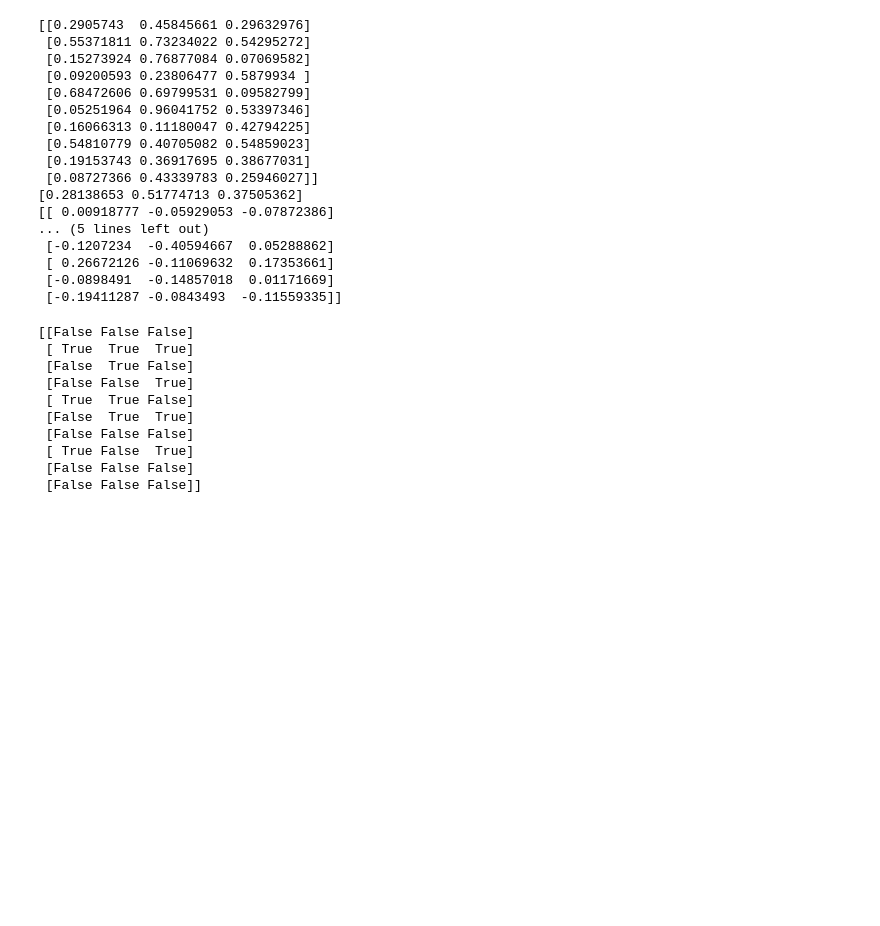
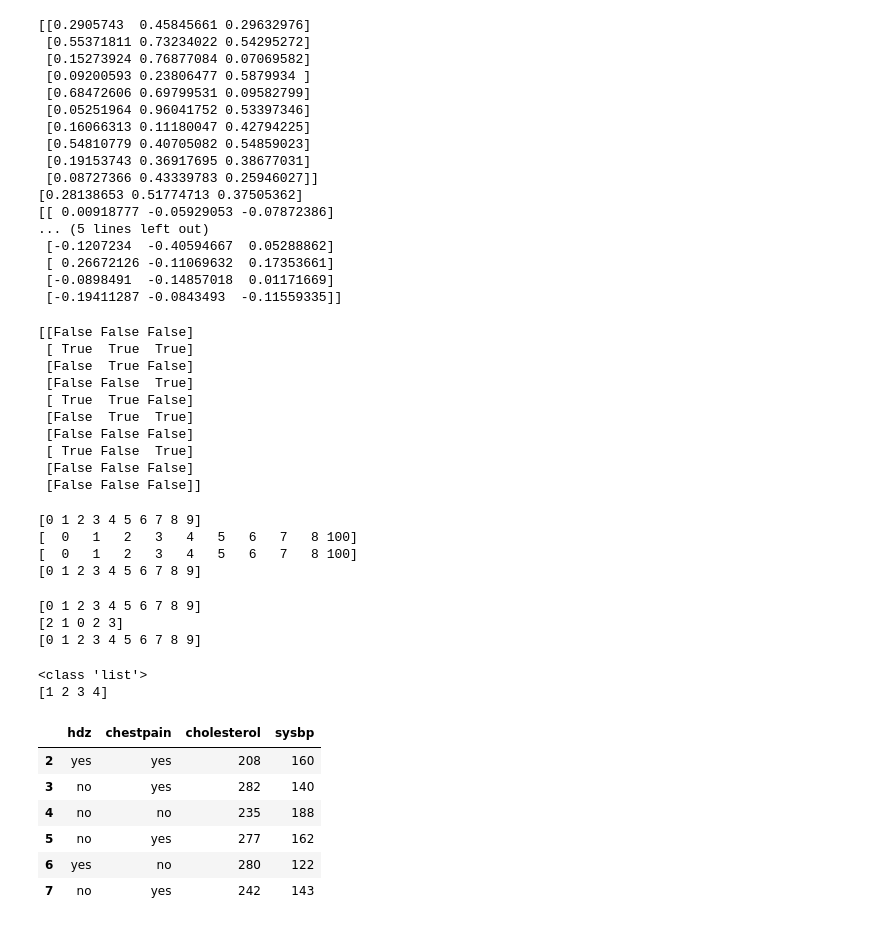
Before and after one commit to YOONINJAE/-_study, a Jupyter notebook: data_science_1.ipynb, the cells around one changed output. Saved outputs shown, nothing was run; the diff lists cells and outputs as text; code cells hidden in the pictures; blank space fills up the shorter version.

```diff
--- a/data_science_1.ipynb
+++ b/data_science_1.ipynb
@@ -446,3 +446,46 @@ print(arr_mask)
  [ True False  True]
  [False False False]
  [False False False]]
+# %%
+array1 = np.arange(10)
+print(array1)
+array2 = array1
+array3 = array1.copy()
+array2[9] = 100
+print(array1)
+print(array2)
+print(array3)
+# %% [output]
+[0 1 2 3 4 5 6 7 8 9]
+[  0   1   2   3   4   5   6   7   8 100]
+[  0   1   2   3   4   5   6   7   8 100]
+[0 1 2 3 4 5 6 7 8 9]
+# %%
+array1 = np.arange(10)
+array2 = np.random.randint(10, size=5)
+print(array1)
+print(array2)
+
+np.save('arra1.npy',array1)
+load_np = np.load('arra1.npy')
+print(load_np)
+
+np.savez('np_arrays.npz',array1 = array1, array2=array2)
+data_load = np.load('np_arrays.npz')
+
+data1 = data_load['array1']
+data2 = data_load['array2']
+# %% [output]
+[0 1 2 3 4 5 6 7 8 9]
+[2 1 0 2 3]
+[0 1 2 3 4 5 6 7 8 9]
+# %%
+array1 = [1,2,3,4]
+print(type(array1)) #list는 원소연산이 불편
+
+array2 = np.array([1,2,3,4])
+type(array2)
+print(array2)
+# %% [output]
+<class 'list'>
+[1 2 3 4]
@@ -448,0 +495,17 @@ print(arr_mask)
+# %%
+df = pd.DataFrame({
+    'hdz' : ['yes','no','no', 'no', 'yes', 'no'],
+    'chestpain':['yes','yes','no', 'yes', 'no', 'yes'],
+    'cholesterol':[208,282,235, 277, 280, 242],
+    'sysbp':[160,140,188, 162, 122, 143]
+}, index = np.arange(2,8))
+
+df
+# %% [output]
+|  | hdz | chestpain | cholesterol | sysbp |
+| 2 | yes | yes | 208 | 160 |
+| 3 | no | yes | 282 | 140 |
+| 4 | no | no | 235 | 188 |
+| 5 | no | yes | 277 | 162 |
+| 6 | yes | no | 280 | 122 |
+| 7 | no | yes | 242 | 143 |
```
Also changed, not shown: parts of 11 cells of this notebook.
